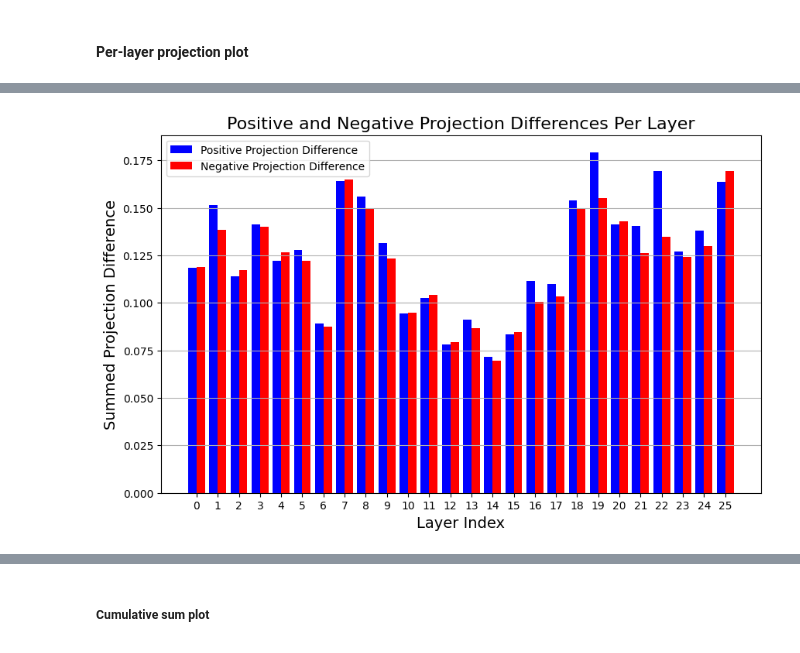
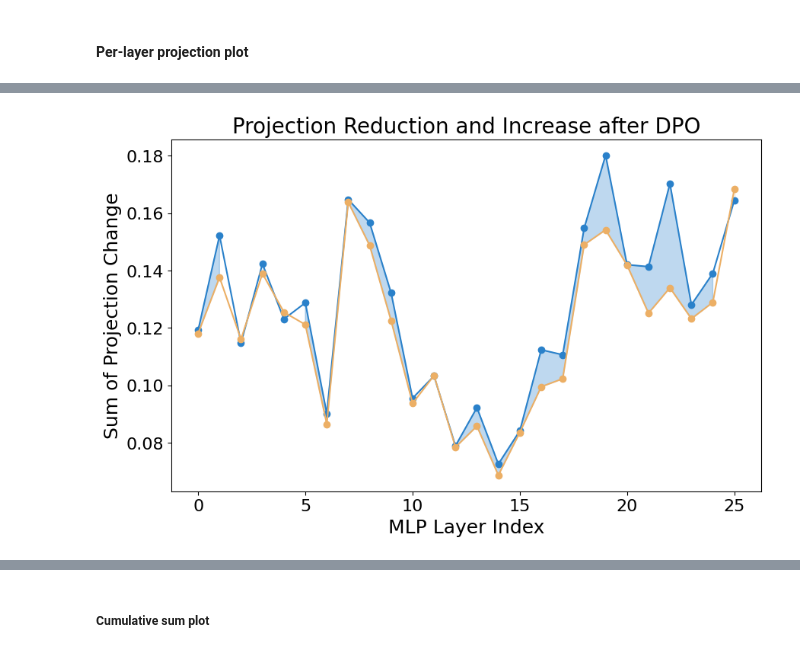
Before and after one commit to PamelaBha/MIB, a Jupyter notebook: toxicity/graphs/contribution_plot_gemma2.ipynb, the cells around one changed output, grey strips where cells are left out. Cells and saved outputs as stored; diff of their text form; code cells hidden in the pictures.

```diff
--- a/toxicity/graphs/contribution_plot_gemma2.ipynb
+++ b/toxicity/graphs/contribution_plot_gemma2.ipynb
@@ -205,40 +205,53 @@ plt.show()
 # %%
 # Compute per-layer sum of positive and negative projection differences separately
 layer_sums = df.groupby("layer_idx")[["pt_projection_value", "dpo_projection_value"]].sum().reset_index()
 
 # Compute projection difference at the neuron level before summing at the layer level
 df["projection_diff"] = df["pt_projection_value"] - df["dpo_projection_value"]
 
 # Aggregate separately for positive and negative projection differences
 positive_projection_sums = df[df["projection_diff"] > 0].groupby("layer_idx")["projection_diff"].sum().reset_index()
 negative_projection_sums = df[df["projection_diff"] < 0].groupby("layer_idx")["projection_diff"].sum().abs().reset_index()
 
 # Merge with the main layer index to ensure all layers are represented
 layer_sums = layer_sums[["layer_idx"]].merge(positive_projection_sums, on="layer_idx", how="left").merge(
     negative_projection_sums, on="layer_idx", how="left", suffixes=("_positive", "_negative")
 )
 
 # Fill NaN values with 0 (for layers with no positive or negative values)
 layer_sums.fillna(0, inplace=True)
 
-# Plot the data
+# Plot the data as line charts with shading between them
 plt.figure(figsize=(10, 6))
 
-# Plot positive and negative projection differences as side-by-side bars
-width = 0.4  # Bar width for better visibility
+# Plot positive and negative projection differences as line plots
+plt.plot(layer_sums["layer_idx"], layer_sums["projection_diff_positive"],
+         label="Reduced Projection", color="#2A81CA", marker='o', linestyle='-')
+plt.plot(layer_sums["layer_idx"], layer_sums["projection_diff_negative"],
+         label="Increased Projection", color="#ECAF65", marker='o', linestyle='-')
 
-plt.bar(layer_sums["layer_idx"] - width/2, layer_sums["projection_diff_positive"], width=width, label="Positive Projection Difference", color="blue")
-plt.bar(layer_sums["layer_idx"] + width/2, layer_sums["projection_diff_negative"], width=width, label="Negative Projection Difference", color="red")
+# Fill the area between the two lines
+plt.fill_between(layer_sums["layer_idx"], layer_sums["projection_diff_positive"],
+                 layer_sums["projection_diff_negative"],
+                 where=(layer_sums["projection_diff_positive"] > layer_sums["projection_diff_negative"]),
+                 color="#2A81CA", alpha=0.3, label="Reduction > Increase")
 
-# Labels and title
-plt.xlabel("Layer Index", fontsize=14)
-plt.ylabel("Summed Projection Difference", fontsize=14)
-plt.title("Positive and Negative Projection Differences Per Layer", fontsize=16)
-plt.xticks(layer_sums["layer_idx"])  # Ensure all layers are visible on x-axis
-plt.legend()
-plt.grid(axis="y")
+plt.fill_between(layer_sums["layer_idx"], layer_sums["projection_diff_positive"],
+                 layer_sums["projection_diff_negative"],
+                 where=(layer_sums["projection_diff_positive"] < layer_sums["projection_diff_negative"]),
+                 color="#ECAF65", alpha=0.3, label="Increase > Reduction")
 
-# Show plot
+# plt.fill_between(layer_sums_filtered["layer_idx"], layer_sums_filtered["projection_diff_negative"],
+#                  0, color="#ECAF65", alpha=0.2, label="Under Increased Projection")
+
+plt.xlabel("MLP Layer Index", fontsize=18)
+plt.ylabel("Sum of Projection Change", fontsize=18)
+plt.title("Projection Reduction and Increase after DPO", fontsize=20)
+# plt.xticks(layer_sums["layer_idx"], fontsize=14)
+plt.xticks(np.arange(min(layer_sums["layer_idx"]), max(layer_sums["layer_idx"]) + 1, 5), fontsize=16)
+plt.yticks(fontsize=16)
+# plt.legend(fontsize=16)
+
 plt.show()
 # %% [output]
-[figure, old version]
+[figure, new version]
```
Also changed, not shown: parts of 16 cells of this notebook, 20 other files.
